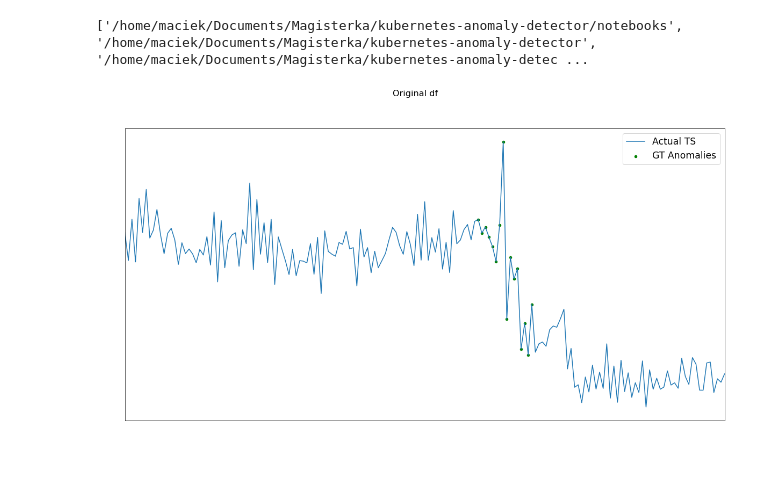
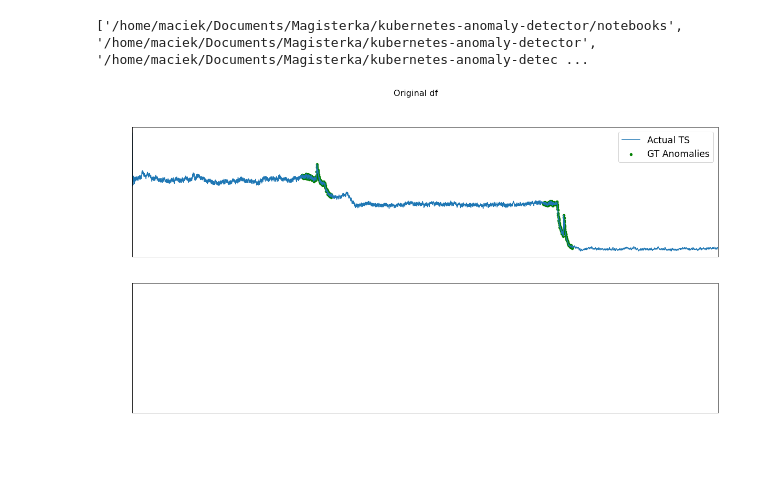
Before and after one commit to emerelte/kad, a Jupyter notebook: notebooks/lstm.ipynb, the cells around one changed output. Cells and saved outputs as stored; diff of their text form; code cells hidden in the pictures; blank space fills up the shorter version.

```diff
--- a/notebooks/lstm.ipynb
+++ b/notebooks/lstm.ipynb
@@ -33,32 +28,34 @@ customize_matplotlib()
 # %%
 data_dir = "data/archive/"
 file_dir = "realAWSCloudwatch"
 file_name = "realAWSCloudwatch/ec2_cpu_utilization_5f5533.csv"
 
 file_path = os.path.join(data_dir, file_dir, file_name)
 
 original_df = pd.read_csv(
     file_path, parse_dates=True, index_col="timestamp"
 )
 
-original_df = original_df[:int(len(original_df)/2)].resample("h").agg(np.mean)
+# original_df = original_df.resample("h").agg(np.mean)
+original_df = original_df.ewm(halflife='1 hour', times=original_df.index).mean()
 
 with open("data/archive/combined_windows.json") as f:
     true_anomalies = json.load(f)
+
+X_LABEL = "timestamp"
+ts_analyzer = importlib.reload(ts_analyzer)
+visualization = importlib.reload(visualization)
+
+true_anomalies_ranges = true_anomalies[file_name]
+
+ground_true_anomalies_df = pd.DataFrame()
+for anom_range in true_anomalies_ranges:
+    ground_true_anomalies_df = ground_true_anomalies_df.append(original_df.loc[anom_range[0]:anom_range[1]])
+
+preprocessed_df = original_df.copy()
+preprocessed_df["gt_is_anomaly"] = [idx in ground_true_anomalies_df.index for idx in original_df.index.tolist()]
+
+visualization.visualize(results_df=preprocessed_df, metric_name="value", title="Original df")
+# %% [output]
+[figure, added]
-# %%
-X_LABEL = "timestamp"
-ts_analyzer = importlib.reload(ts_analyzer)
-
-true_anomalies_ranges = true_anomalies[file_name]
-
-ground_true_anomalies_df = pd.DataFrame()
-for anom_range in true_anomalies_ranges:
-    ground_true_anomalies_df = ground_true_anomalies_df.append(original_df.loc[anom_range[0]:anom_range[1]])
-
-preprocessed_df = original_df.copy()
-preprocessed_df["gt_is_anomaly"] = [idx in ground_true_anomalies_df.index  for idx in original_df.index.tolist()]
-
-visualization.visualize(results_df=preprocessed_df, metric_name="value", title="Original df")
-# %% [output]
-[figure, removed]
 # %%
```
Also changed, not shown: parts of 5 cells of this notebook, 11 other files.
